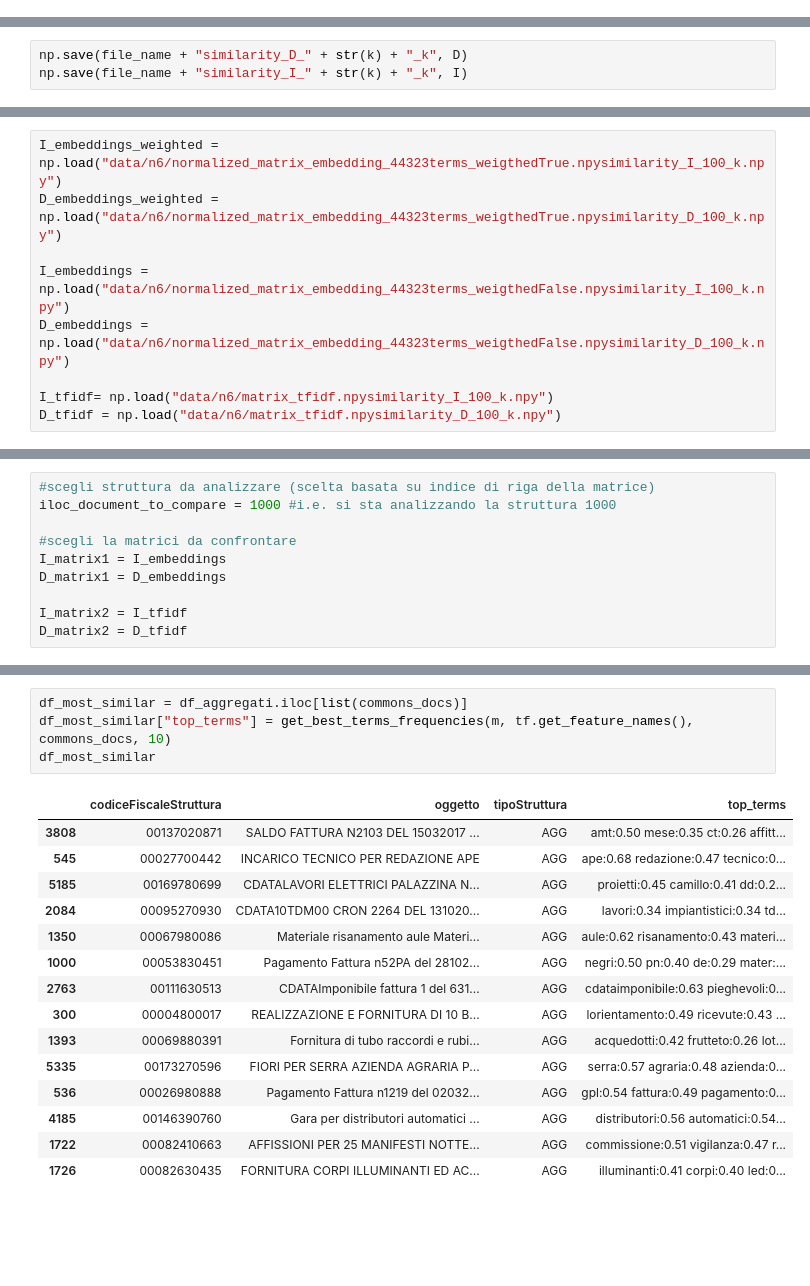
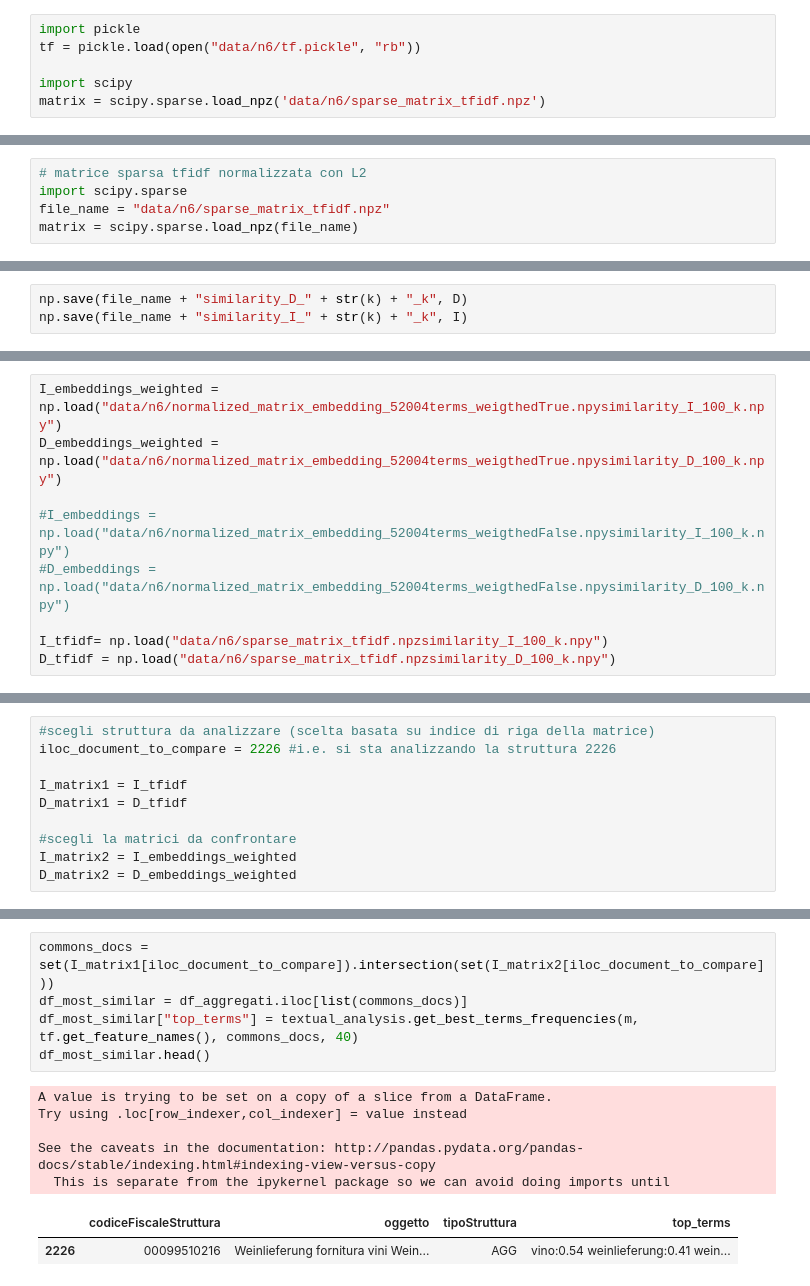
Before and after one commit to fabiana001/anacAnalysis, a Jupyter notebook: notebooks/6_Graph_layer_generation.ipynb, the cells around one changed output, grey strips where cells are left out. Cells and saved outputs as stored; diff of their text form; blank space fills up the shorter version.

```diff
--- a/notebooks/6_Graph_layer_generation.ipynb
+++ b/notebooks/6_Graph_layer_generation.ipynb
@@ -536,3 +324,9 @@ print("Dataset loaded in %0.3f sec" % total)
+# %%
+import pickle
+tf = pickle.load(open("data/n6/tf.pickle", "rb"))
+
+import scipy
+matrix = scipy.sparse.load_npz('data/n6/sparse_matrix_tfidf.npz')
 # %%
 from gensim.models import KeyedVectors
 t0 = time()
@@ -645,0 +410,5 @@ print("Cosine Similarity Matrix done in %0.3f sec" % total)
+# %%
+# matrice sparsa tfidf normalizzata con L2
+import scipy.sparse
+file_name = "data/n6/sparse_matrix_tfidf.npz"
+matrix = scipy.sparse.load_npz(file_name)
@@ -751,9 +546,9 @@ def box_plot(values, axis_names, title, filename):
 # %%
-I_embeddings_weighted = np.load("data/n6/normalized_matrix_embedding_44323terms_weigthedTrue.npysimilarity_I_100_k.npy")
-D_embeddings_weighted = np.load("data/n6/normalized_matrix_embedding_44323terms_weigthedTrue.npysimilarity_D_100_k.npy")
+I_embeddings_weighted = np.load("data/n6/normalized_matrix_embedding_52004terms_weigthedTrue.npysimilarity_I_100_k.npy")
+D_embeddings_weighted = np.load("data/n6/normalized_matrix_embedding_52004terms_weigthedTrue.npysimilarity_D_100_k.npy")
 
-I_embeddings = np.load("data/n6/normalized_matrix_embedding_44323terms_weigthedFalse.npysimilarity_I_100_k.npy")
-D_embeddings = np.load("data/n6/normalized_matrix_embedding_44323terms_weigthedFalse.npysimilarity_D_100_k.npy")
+#I_embeddings = np.load("data/n6/normalized_matrix_embedding_52004terms_weigthedFalse.npysimilarity_I_100_k.npy")
+#D_embeddings = np.load("data/n6/normalized_matrix_embedding_52004terms_weigthedFalse.npysimilarity_D_100_k.npy")
 
-I_tfidf= np.load("data/n6/matrix_tfidf.npysimilarity_I_100_k.npy")
-D_tfidf = np.load("data/n6/matrix_tfidf.npysimilarity_D_100_k.npy")
+I_tfidf= np.load("data/n6/sparse_matrix_tfidf.npzsimilarity_I_100_k.npy")
+D_tfidf = np.load("data/n6/sparse_matrix_tfidf.npzsimilarity_D_100_k.npy")
@@ -825,13 +555,13 @@ def get_best_terms_frequencies(Xtr, features, rows_id, top_n=25):
 # %%
 #scegli struttura da analizzare (scelta basata su indice di riga della matrice)
-iloc_document_to_compare = 1000 #i.e. si sta analizzando la struttura 1000
+iloc_document_to_compare = 2226 #i.e. si sta analizzando la struttura 2226
+
+I_matrix1 = I_tfidf
+D_matrix1 = D_tfidf
 
 #scegli la matrici da confrontare
-I_matrix1 = I_embeddings
-D_matrix1 = D_embeddings
-
-I_matrix2 = I_tfidf
-D_matrix2 = D_tfidf
+I_matrix2 = I_embeddings_weighted
+D_matrix2 = D_embeddings_weighted
 # %%
 file_name = "data/oggetti_aggregati.pickle"
 
@@ -871,20 +597,13 @@ df_aggregati.iloc[[iloc_document_to_compare]]
 # %%
+commons_docs =  set(I_matrix1[iloc_document_to_compare]).intersection(set(I_matrix2[iloc_document_to_compare]))
 df_most_similar = df_aggregati.iloc[list(commons_docs)]
-df_most_similar["top_terms"] = get_best_terms_frequencies(m, tf.get_feature_names(), commons_docs, 10)
-df_most_similar
+df_most_similar["top_terms"] = textual_analysis.get_best_terms_frequencies(m, tf.get_feature_names(), commons_docs, 40)
+df_most_similar.head()
 # %% [output]
+A value is trying to be set on a copy of a slice from a DataFrame.
+Try using .loc[row_indexer,col_indexer] = value instead
+
+See the caveats in the documentation: http://pandas.pydata.org/pandas-docs/stable/indexing.html#indexing-view-versus-copy
+  This is separate from the ipykernel package so we can avoid doing imports until
 |  | codiceFiscaleStruttura | oggetto | tipoStruttura | top_terms |
-| 3808 | 00137020871 | SALDO FATTURA N2103 DEL 15032017 ... | AGG | amt:0.50 mese:0.35 ct:0.26 affitt... |
-| 545 | 00027700442 | INCARICO TECNICO PER REDAZIONE APE | AGG | ape:0.68 redazione:0.47 tecnico:0... |
-| 5185 | 00169780699 | CDATALAVORI ELETTRICI PALAZZINA N... | AGG | proietti:0.45 camillo:0.41 dd:0.2... |
-| 2084 | 00095270930 | CDATA10TDM00 CRON 2264 DEL 131020... | AGG | lavori:0.34 impiantistici:0.34 td... |
-| 1350 | 00067980086 | Materiale risanamento aule Materi... | AGG | aule:0.62 risanamento:0.43 materi... |
-| 1000 | 00053830451 | Pagamento Fattura n52PA del 28102... | AGG | negri:0.50 pn:0.40 de:0.29 mater:... |
-| 2763 | 00111630513 | CDATAImponibile fattura 1 del 631... | AGG | cdataimponibile:0.63 pieghevoli:0... |
-| 300 | 00004800017 | REALIZZAZIONE E FORNITURA DI 10 B... | AGG | lorientamento:0.49 ricevute:0.43 ... |
-| 1393 | 00069880391 | Fornitura di tubo raccordi e rubi... | AGG | acquedotti:0.42 frutteto:0.26 lot... |
-| 5335 | 00173270596 | FIORI PER SERRA AZIENDA AGRARIA P... | AGG | serra:0.57 agraria:0.48 azienda:0... |
-| 536 | 00026980888 | Pagamento Fattura n1219 del 02032... | AGG | gpl:0.54 fattura:0.49 pagamento:0... |
-| 4185 | 00146390760 | Gara per distributori automatici ... | AGG | distributori:0.56 automatici:0.54... |
-| 1722 | 00082410663 | AFFISSIONI PER 25 MANIFESTI NOTTE... | AGG | commissione:0.51 vigilanza:0.47 r... |
-| 1726 | 00082630435 | FORNITURA CORPI ILLUMINANTI ED AC... | AGG | illuminanti:0.41 corpi:0.40 led:0... |
+| 2226 | 00099510216 | Weinlieferung fornitura vini Wein... | AGG | vino:0.54 weinlieferung:0.41 wein... |
```
Also changed, not shown: parts of 112 cells of this notebook, 11 other files.
